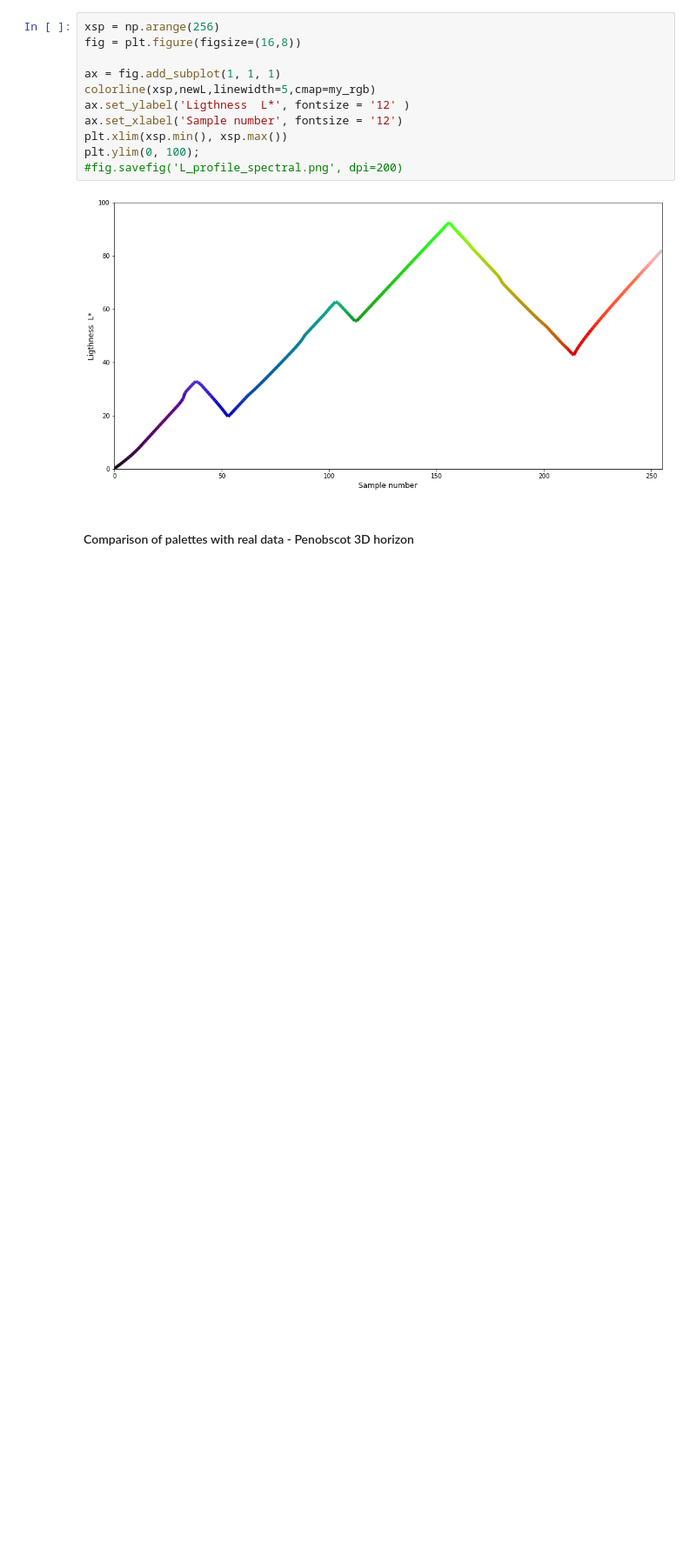
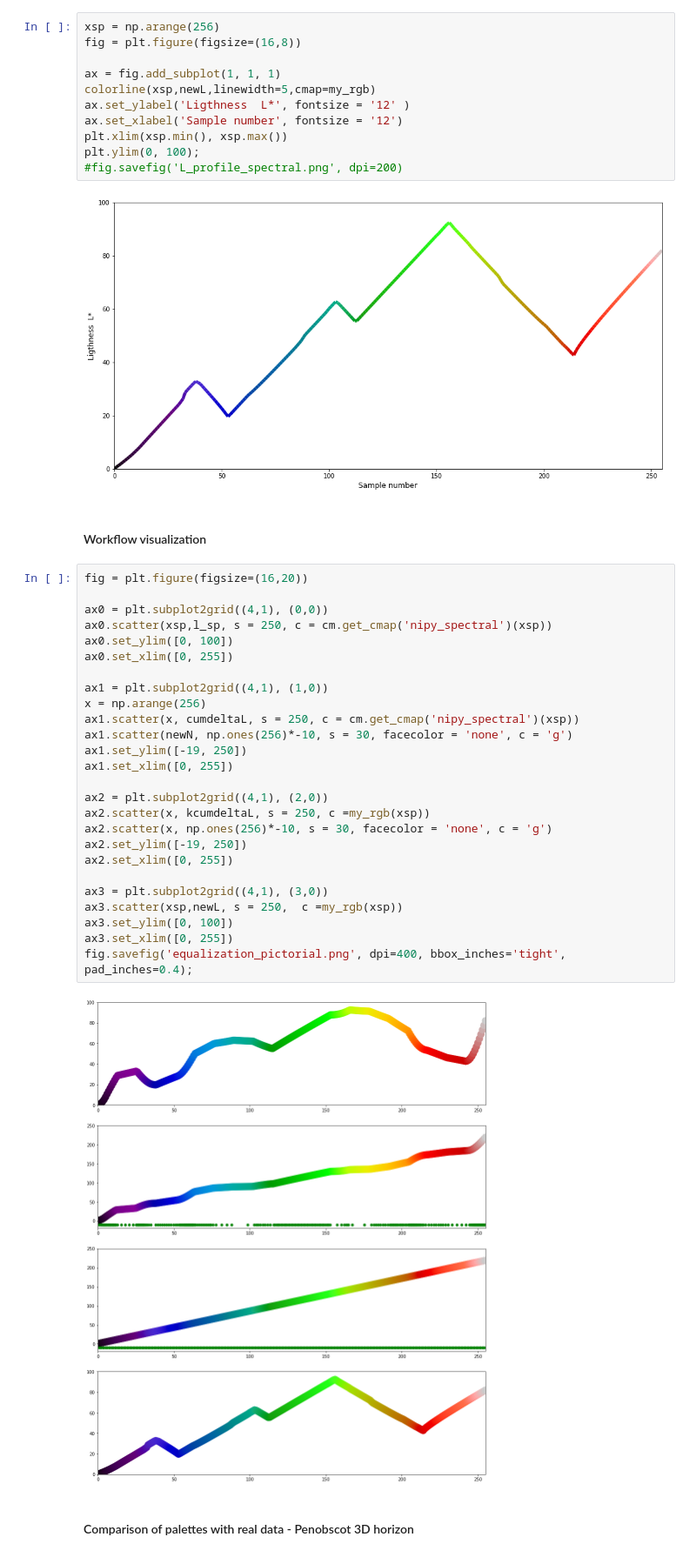
Before and after one commit to mycarta/rainbowbot, a Jupyter notebook: equalize_colormap_test.ipynb, the cells around one changed output. Shown at 87% size. Saved outputs shown, nothing was run; the diff lists cells and outputs as text; blank space fills up the shorter version.

Commit message:
new plots

```diff
--- a/equalize_colormap_test.ipynb
+++ b/equalize_colormap_test.ipynb
@@ -367,6 +340,36 @@ plt.ylim(0, 100);
 #fig.savefig('L_profile_spectral.png', dpi=200)
 # %% [output]
 [figure]
+# %% [markdown]
+#### Workflow visualization
+# %%
+fig = plt.figure(figsize=(16,20))
+
+ax0 = plt.subplot2grid((4,1), (0,0))
+ax0.scatter(xsp,l_sp, s = 250, c = cm.get_cmap('nipy_spectral')(xsp))
+ax0.set_ylim([0, 100])
+ax0.set_xlim([0, 255])
+
+ax1 = plt.subplot2grid((4,1), (1,0))
+x = np.arange(256)
+ax1.scatter(x, cumdeltaL, s = 250, c = cm.get_cmap('nipy_spectral')(xsp))
+ax1.scatter(newN, np.ones(256)*-10, s = 30, facecolor = 'none', c = 'g')
+ax1.set_ylim([-19, 250])
+ax1.set_xlim([0, 255])
+
+ax2 = plt.subplot2grid((4,1), (2,0))
+ax2.scatter(x, kcumdeltaL, s = 250, c =my_rgb(xsp))
+ax2.scatter(x, np.ones(256)*-10, s = 30, facecolor = 'none', c = 'g')
+ax2.set_ylim([-19, 250])
+ax2.set_xlim([0, 255])
+
+ax3 = plt.subplot2grid((4,1), (3,0))
+ax3.scatter(xsp,newL, s = 250,  c =my_rgb(xsp))
+ax3.set_ylim([0, 100])
+ax3.set_xlim([0, 255])
+fig.savefig('equalization_pictorial.png', dpi=400, bbox_inches='tight', pad_inches=0.4);
+# %% [output]
+[figure, added]
 # %% [markdown]
 #### Comparison of palettes with real data - Penobscot 3D horizon
 # %% [markdown]
```
Also changed, not shown: parts of 6 cells of this notebook.
